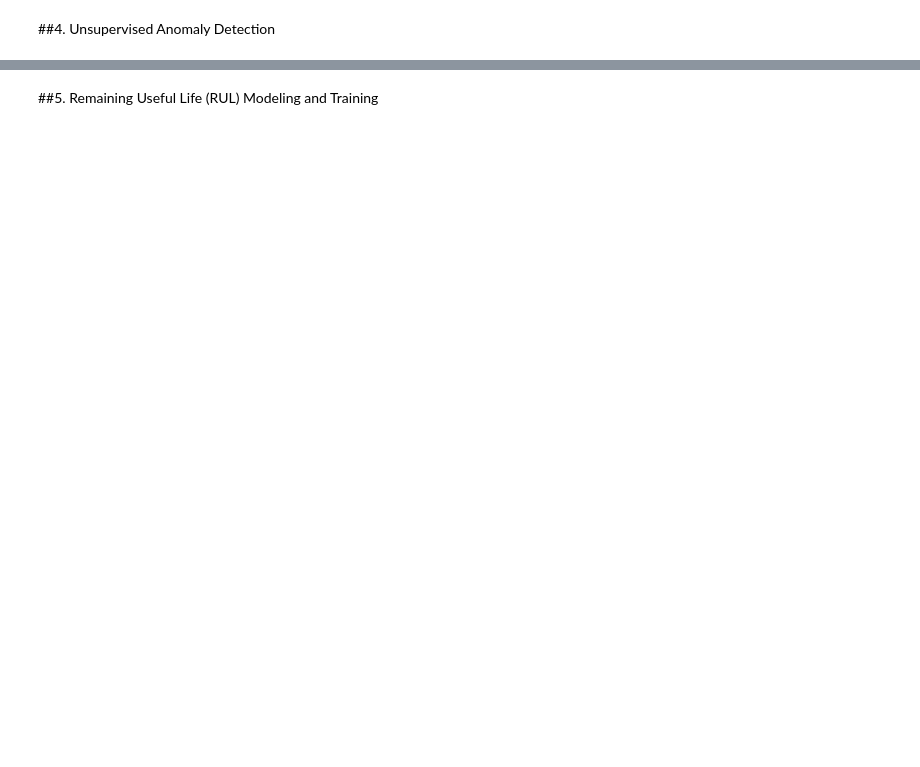
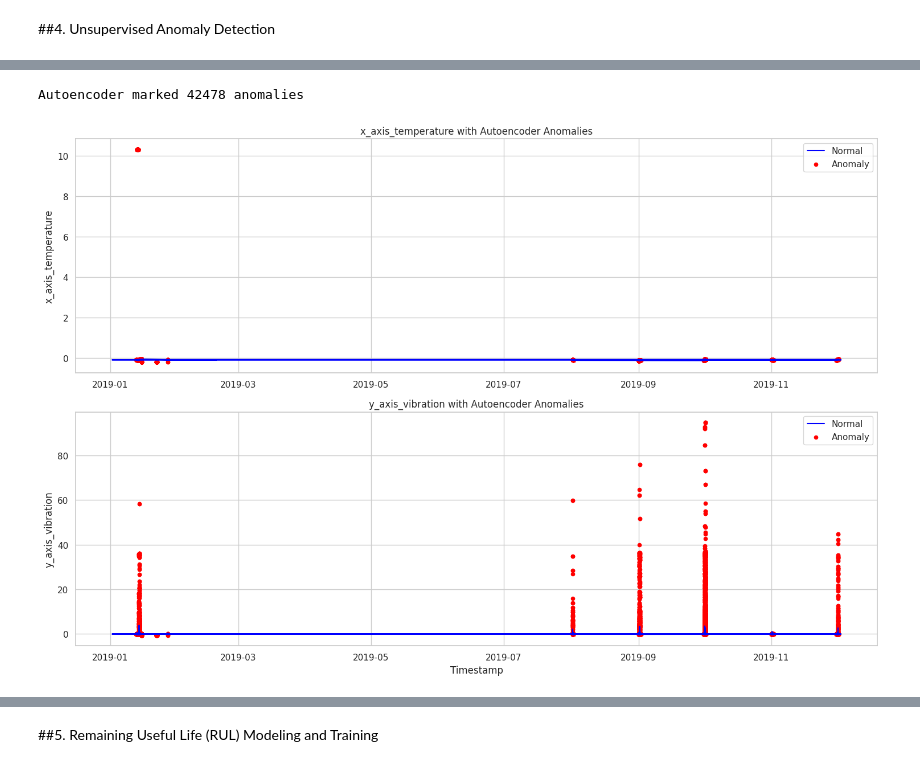
Before and after one commit to FurkiKARA/Predictive_Maintenance, a Jupyter notebook: Predictive_Maintenance_2.ipynb, the cells around one changed output, grey strips where cells are left out. Drawn from its saved outputs; the diff is of its cells as text; code cells hidden in the pictures; blank space fills up the shorter version.

```diff
--- a/Predictive_Maintenance_2.ipynb
+++ b/Predictive_Maintenance_2.ipynb
@@ -559,0 +657,3 @@ timestamp
+# %%
+# Train the autoencoder
+autoencoder.fit(df[['x_axis_temperature', 'y_axis_temperature', 'z_axis_temperature', 'x_axis_vibration', 'x_axis_vibration', 'x_axis_vibration']], df[['x_axis_temperature', 'y_axis_temperature', 'z_axis_temperature', 'x_axis_vibration', 'x_axis_vibration', 'x_axis_vibration']], epochs=35, batch_size=128, shuffle=True)
@@ -559,0 +687,6 @@ timestamp
+# %%
+# Reconstruct
+X = df[["x_axis_temperature", "y_axis_temperature", "z_axis_temperature",
+        "x_axis_vibration", "y_axis_vibration", "z_axis_vibration"]]
+
+X_pred = autoencoder.predict(X)
@@ -559,0 +695,42 @@ timestamp
+# %%
+# Computing reconstruction error
+reconstruction_error = np.mean(np.square(X - X_pred), axis=1)
+# %%
+# anomaly threshold
+threshold = np.percentile(reconstruction_error, 95)  # top 5% errors
+df["AE_error"] = reconstruction_error
+df["AE_anomaly"] = (reconstruction_error > threshold).astype(int)  # 1 = anomaly, 0 = normal
+
+print(f"Autoencoder marked {df['AE_anomaly'].sum()} anomalies")
+# %% [output]
+Autoencoder marked 42478 anomalies
+# %%
+# Visualize
+sensor1 = "x_axis_temperature"
+sensor2 = "y_axis_vibration"
+
+normal = df[df["AE_anomaly"] == 0]
+anomalies = df[df["AE_anomaly"] == 1]
+
+plt.figure(figsize=(15,10))
+
+
+plt.subplot(2, 1, 1)
+plt.plot(normal.index, normal[sensor1], label="Normal", color="blue")
+plt.scatter(anomalies.index, anomalies[sensor1], color="red", label="Anomaly", s=20)
+plt.title(f"{sensor1} with Autoencoder Anomalies")
+plt.ylabel(sensor1)
+plt.legend()
+
+plt.subplot(2, 1, 2)
+plt.plot(normal.index, normal[sensor2], label="Normal", color="blue")
+plt.scatter(anomalies.index, anomalies[sensor2], color="red", label="Anomaly", s=20)
+plt.title(f"{sensor2} with Autoencoder Anomalies")
+plt.xlabel("Timestamp")
+plt.ylabel(sensor2)
+plt.legend()
+
+plt.tight_layout()
+plt.show()
+# %% [output]
+[figure, added]
```
Also changed, not shown: parts of 28 cells of this notebook.
